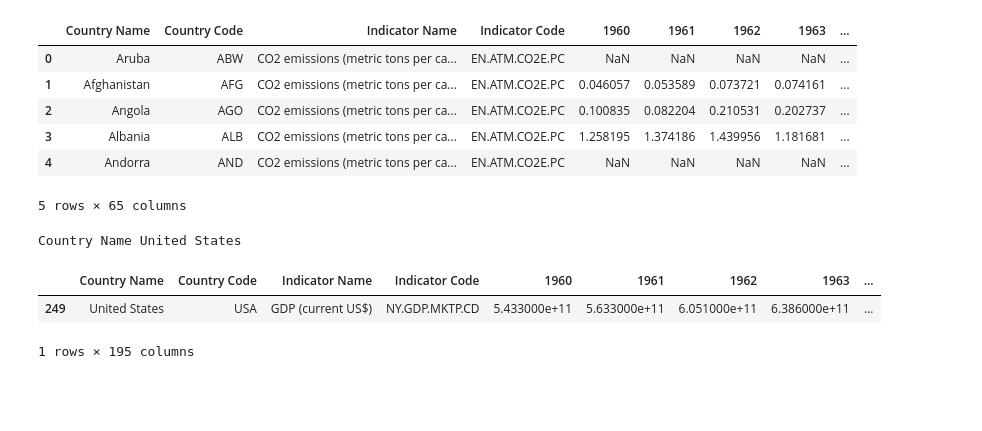
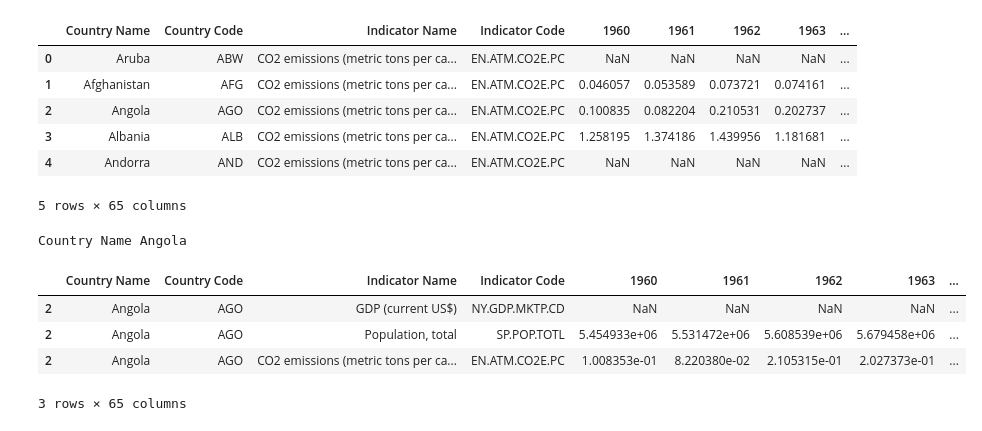
Before and after one commit to jason-hernandez-73/Project-1, a Jupyter notebook: Climate_Change.ipynb, the cells around one changed output. Cells and saved outputs as stored; diff of their text form; code cells hidden in the pictures; blank space fills up the shorter version.

```diff
--- a/Climate_Change.ipynb
+++ b/Climate_Change.ipynb
@@ -73,17 +67,19 @@ co2_df.head()
 # co2_all_df = pd.concat([co2_1_df, co2_2_df], axis=1)
 # co2_all_df.head()
 # %%
+# Look at just one country
 country_name = input("Country Name ")
 gdp_one_df = gdp_df.loc[(gdp_df['Country Name'] == country_name)]
-# gdp_one_df.loc[:, '1960':'2018'].T.plot(kind='line')
 co2_one_df = co2_df.loc[(co2_df['Country Name'] == country_name)]
-# co2_one_df.loc[:, '1960':'2018'].T.plot(kind='line')
 pop_one_df = population_df.loc[(population_df['Country Name'] == country_name)]
-# pop_one_df.loc[:, '1960':'2018'].T.plot(kind='line')
-Combined_df = pd.concat([gdp_one_df, co2_one_df, pop_one_df], axis=1)
+
+Combined_df = pd.concat([gdp_one_df, pop_one_df, co2_one_df], axis=0)
+Combined_df.drop(columns=['Indicator Code'])
 Combined_df
 # %% [output]
-Country Name United States
+Country Name Angola
 |  | Country Name | Country Code | Indicator Name | Indicator Code | 1960 | 1961 | 1962 | 1963 | ... |
-| 249 | United States | USA | GDP (current US$) | NY.GDP.MKTP.CD | 5.433000e+11 | 5.633000e+11 | 6.051000e+11 | 6.386000e+11 | ... |
+| 2 | Angola | AGO | GDP (current US$) | NY.GDP.MKTP.CD | NaN | NaN | NaN | NaN | ... |
+| 2 | Angola | AGO | Population, total | SP.POP.TOTL | 5.454933e+06 | 5.531472e+06 | 5.608539e+06 | 5.679458e+06 | ... |
+| 2 | Angola | AGO | CO2 emissions (metric tons per ca... | EN.ATM.CO2E.PC | 1.008353e-01 | 8.220380e-02 | 2.105315e-01 | 2.027373e-01 | ... |
-1 rows × 195 columns
+3 rows × 65 columns
```
Also changed, not shown: parts of 4 cells of this notebook.
